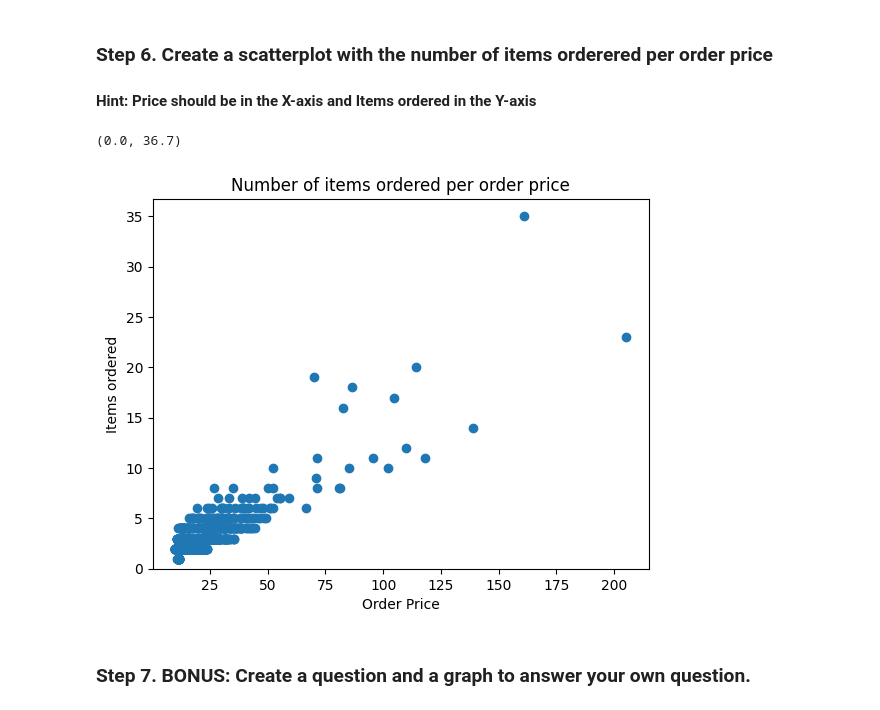
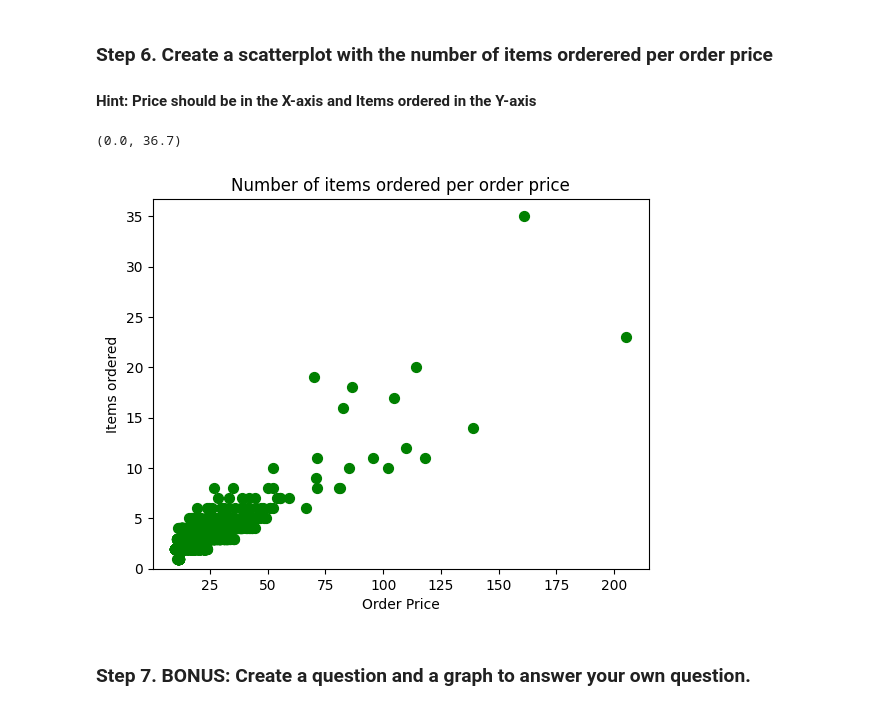
Before and after one commit to ys23-lys/ESAA, a Jupyter notebook: YB_0919(1)_exercises_chipotle_exercises.ipynb, the cells around one changed output. Saved outputs shown, nothing was run; the diff lists cells and outputs as text; code cells hidden in the pictures.

```diff
--- a/YB_0919(1)_exercises_chipotle_exercises.ipynb
+++ b/YB_0919(1)_exercises_chipotle_exercises.ipynb
@@ -51,14 +51,14 @@ plt.bar(top5.index, top5.values)
 # %%
 chipo.item_price=[float(value[1:-1]) for value in chipo.item_price]
 orders=chipo.groupby('order_id').sum()
-plt.scatter(x=orders.item_price,y=orders.quantity)
+plt.scatter(x=orders.item_price,y=orders.quantity,s=50,c='green')
 plt.xlabel('Order Price')
 plt.ylabel('Items ordered')
 plt.title('Number of items ordered per order price')
 plt.ylim(0)
 # %% [output]
 (0.0, 36.7)
-[figure, old version]
+[figure, new version]
 # %% [markdown]
 ### Step 7. BONUS: Create a question and a graph to answer your own question.
 # %%
```
